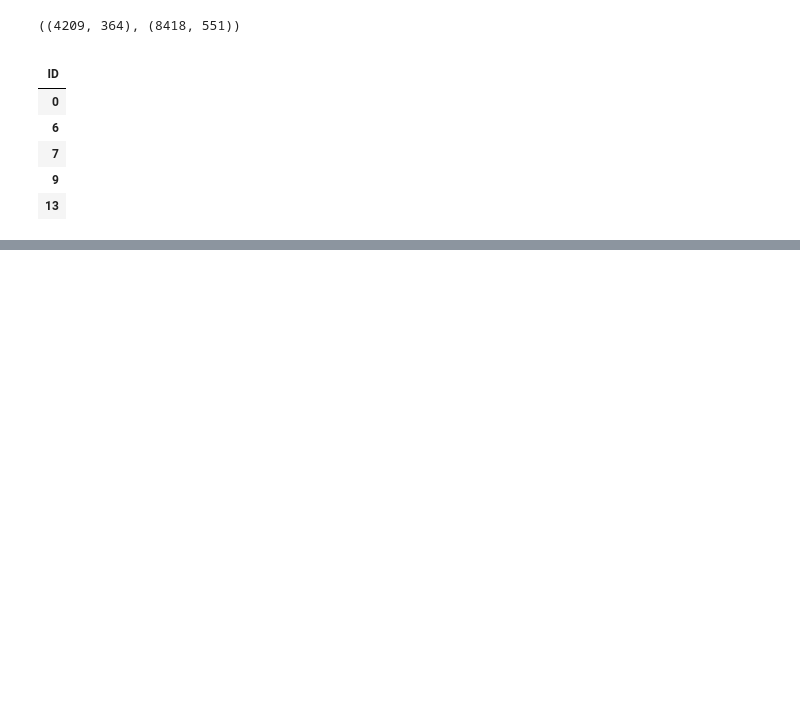
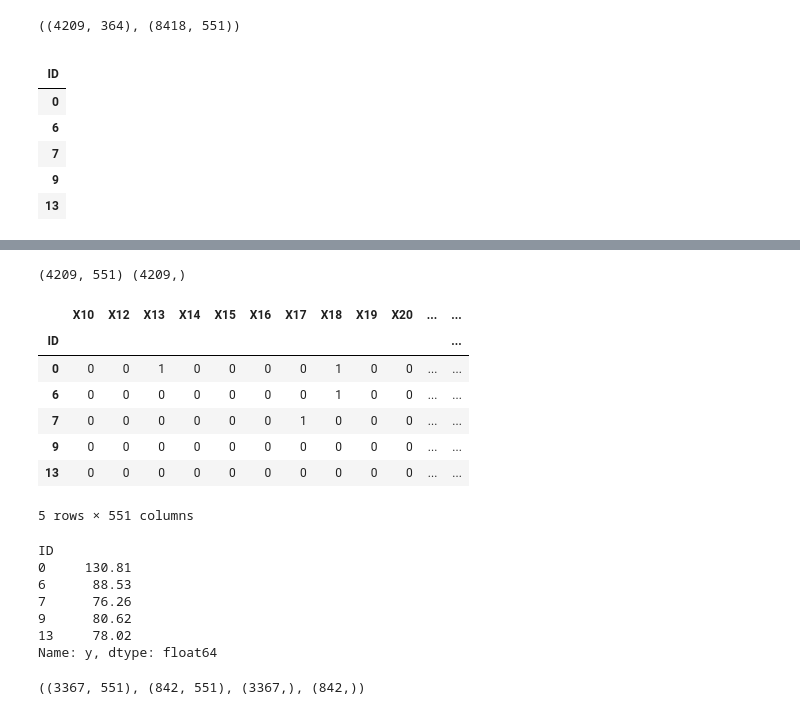
Before and after one commit to JiYoungGoGo/AI_School, a Jupyter notebook: ML/Benz.ipynb, the cells around one changed output, grey strips where cells are left out. Drawn from its saved outputs; the diff is of its cells as text; code cells hidden in the pictures; blank space fills up the shorter version.

```diff
--- a/ML/Benz.ipynb
+++ b/ML/Benz.ipynb
@@ -312,0 +319,32 @@ df_train.select_dtypes(exclude="number")[:5]
+# %%
+X = df_train.drop(columns="y")
+y = df_train["y"]
+print(X.shape, y.shape)
+display(X.head())
+display(y.head())
+# %% [output]
+(4209, 551) (4209,)
+|  | X10 | X12 | X13 | X14 | X15 | X16 | X17 | X18 | X19 | X20 | ... | ... |
+| ID |  |  |  |  |  |  |  |  |  |  |  | ... |
+| 0 | 0 | 0 | 1 | 0 | 0 | 0 | 0 | 1 | 0 | 0 | ... | ... |
+| 6 | 0 | 0 | 0 | 0 | 0 | 0 | 0 | 1 | 0 | 0 | ... | ... |
+| 7 | 0 | 0 | 0 | 0 | 0 | 0 | 1 | 0 | 0 | 0 | ... | ... |
+| 9 | 0 | 0 | 0 | 0 | 0 | 0 | 0 | 0 | 0 | 0 | ... | ... |
+| 13 | 0 | 0 | 0 | 0 | 0 | 0 | 0 | 0 | 0 | 0 | ... | ... |
+5 rows × 551 columns
+ID
+0     130.81
+6      88.53
+7      76.26
+9      80.62
+13     78.02
+Name: y, dtype: float64
+# %%
+# train_test_split으로 train, valid 나누기!
+from sklearn.model_selection import train_test_split
+
+X_train, X_valid, y_train, y_valid = train_test_split(X, y, test_size=0.2, random_state=42)
+
+X_train.shape, X_valid.shape, y_train.shape, y_valid.shape
+# %% [output]
+((3367, 551), (842, 551), (3367,), (842,))
```
Also changed, not shown: parts of 7 cells of this notebook.
